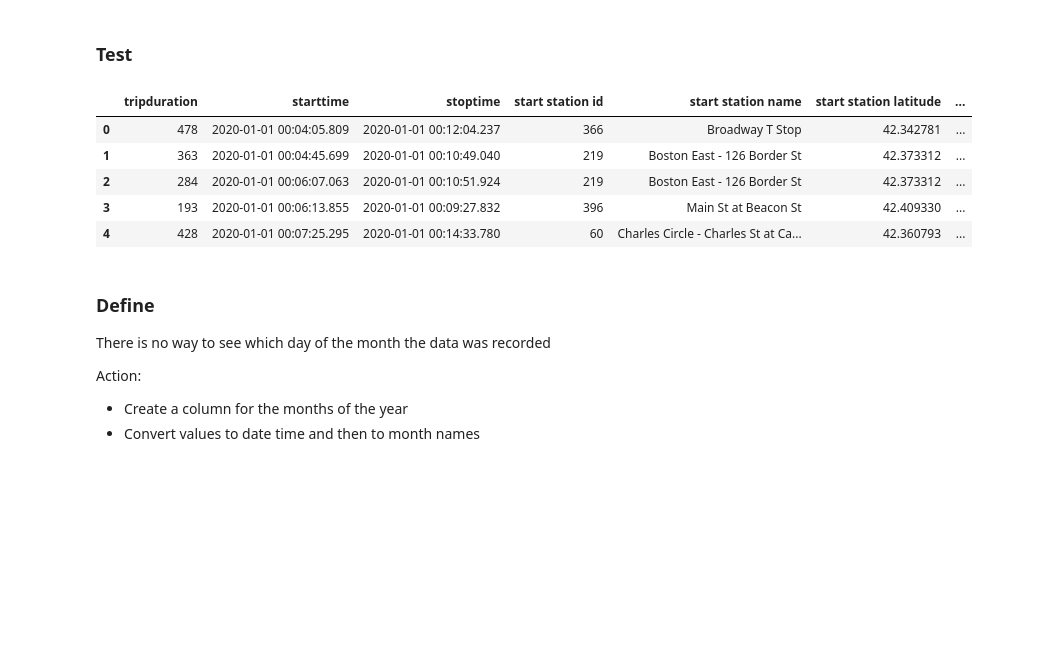
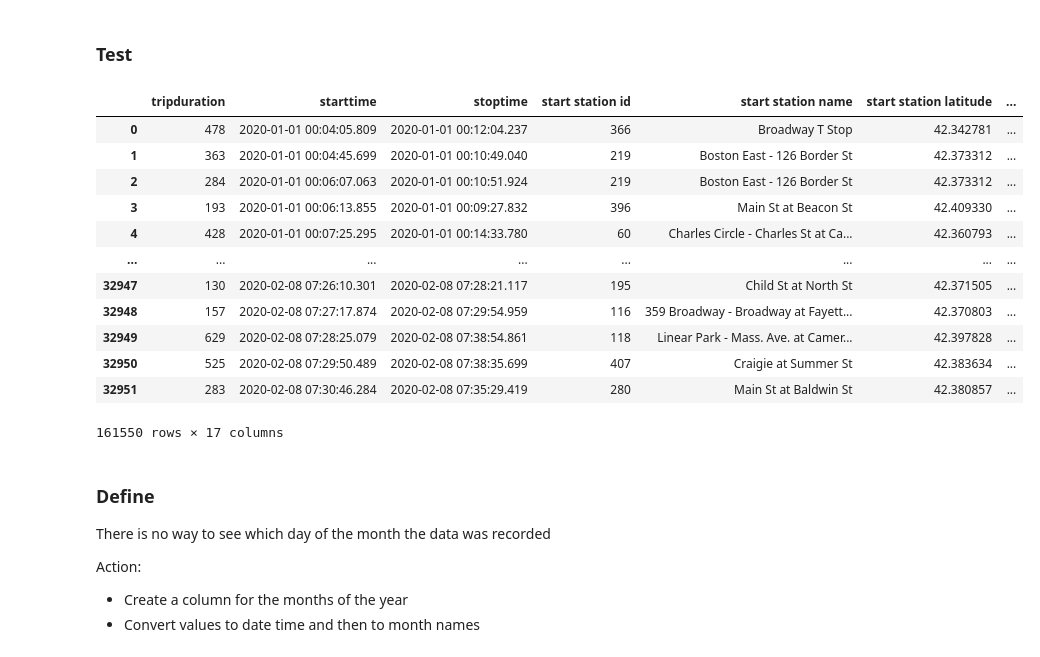
Before and after one commit to lillaszulyovszky/udacity-project-bikesharing-data-in-boston, a Jupyter notebook: bikesharing.ipynb, the cells around one changed output. Saved outputs shown, nothing was run; the diff lists cells and outputs as text; code cells hidden in the pictures; blank space fills up the shorter version.

```diff
--- a/bikesharing.ipynb
+++ b/bikesharing.ipynb
@@ -633,22 +633,24 @@ Action:
 # create a column for the days of the week using the starttime column
 
 df_all['weekday'] = df_all['starttime'].dt.dayofweek
-
-# convert values to date time and then to week day names
-
-df_all['weekday'] = pandas.to_datetime(df_all['weekday'])
-df_all['weekday'] = df_all['weekday'].dt.day_name()
 # %% [markdown]
 ### Test
 # %%
-df_all.head(5)
+df_all.head(161550)
 # %% [output]
 |  | tripduration | starttime | stoptime | start station id | start station name | start station latitude | ... |
 | 0 | 478 | 2020-01-01 00:04:05.809 | 2020-01-01 00:12:04.237 | 366 | Broadway T Stop | 42.342781 | ... |
 | 1 | 363 | 2020-01-01 00:04:45.699 | 2020-01-01 00:10:49.040 | 219 | Boston East - 126 Border St | 42.373312 | ... |
 | 2 | 284 | 2020-01-01 00:06:07.063 | 2020-01-01 00:10:51.924 | 219 | Boston East - 126 Border St | 42.373312 | ... |
 | 3 | 193 | 2020-01-01 00:06:13.855 | 2020-01-01 00:09:27.832 | 396 | Main St at Beacon St | 42.409330 | ... |
 | 4 | 428 | 2020-01-01 00:07:25.295 | 2020-01-01 00:14:33.780 | 60 | Charles Circle - Charles St at Ca... | 42.360793 | ... |
+| ... | ... | ... | ... | ... | ... | ... | ... |
+| 32947 | 130 | 2020-02-08 07:26:10.301 | 2020-02-08 07:28:21.117 | 195 | Child St at North St | 42.371505 | ... |
+| 32948 | 157 | 2020-02-08 07:27:17.874 | 2020-02-08 07:29:54.959 | 116 | 359 Broadway - Broadway at Fayett... | 42.370803 | ... |
+| 32949 | 629 | 2020-02-08 07:28:25.079 | 2020-02-08 07:38:54.861 | 118 | Linear Park - Mass. Ave. at Camer... | 42.397828 | ... |
+| 32950 | 525 | 2020-02-08 07:29:50.489 | 2020-02-08 07:38:35.699 | 407 | Craigie at Summer St | 42.383634 | ... |
+| 32951 | 283 | 2020-02-08 07:30:46.284 | 2020-02-08 07:35:29.419 | 280 | Main St at Baldwin St | 42.380857 | ... |
+161550 rows × 17 columns
 # %% [markdown]
 ### Define
 There is no way to see which day of the month the data was recorded
```
Also changed, not shown: parts of 16 cells of this notebook.
